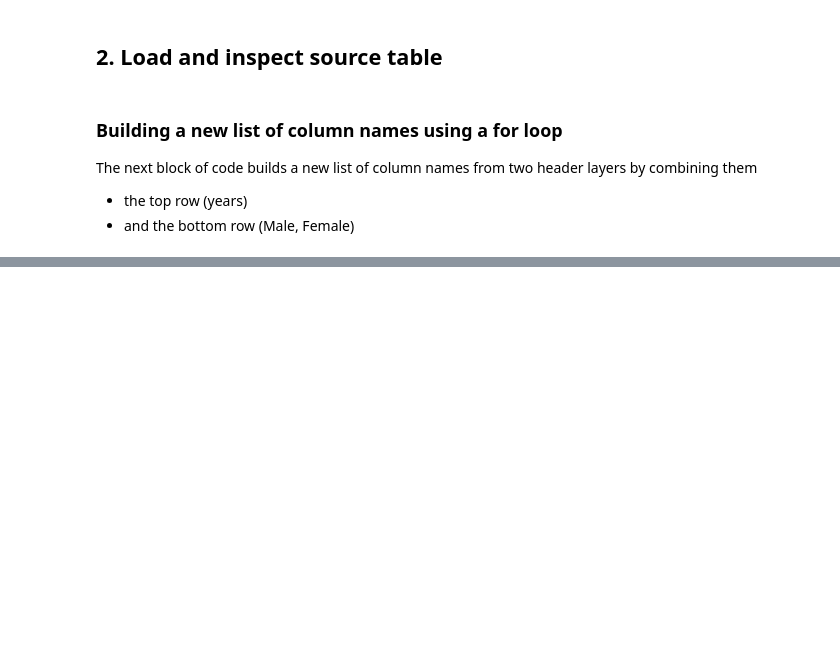
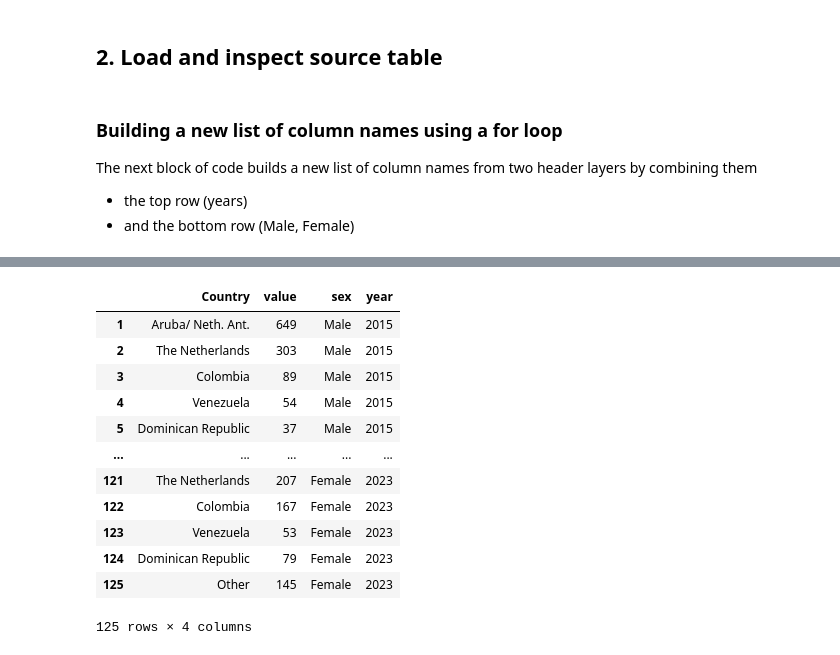
Before and after one commit to GirelliG-it/aruba_population_analyses, a Jupyter notebook: notebooks/1_12_departures_data.ipynb, the cells around one changed output, grey strips where cells are left out. Cells and saved outputs as stored; diff of their text form; code cells hidden in the pictures; blank space fills up the shorter version.

```diff
--- a/notebooks/1_12_departures_data.ipynb
+++ b/notebooks/1_12_departures_data.ipynb
@@ -127,0 +183,21 @@ clean_df
+# %%
+# Convert year and value columns to numeric
+
+tidy_df["year"] = pd.to_numeric(tidy_df["year"], errors="coerce").astype("Int64")
+tidy_df["value"] = pd.to_numeric(tidy_df["value"], errors="coerce").astype("Int64")
+
+tidy_df.iloc[1:,:]
+# %% [output]
+|  | Country | value | sex | year |
+| 1 | Aruba/ Neth. Ant. | 649 | Male | 2015 |
+| 2 | The Netherlands | 303 | Male | 2015 |
+| 3 | Colombia | 89 | Male | 2015 |
+| 4 | Venezuela | 54 | Male | 2015 |
+| 5 | Dominican Republic | 37 | Male | 2015 |
+| ... | ... | ... | ... | ... |
+| 121 | The Netherlands | 207 | Female | 2023 |
+| 122 | Colombia | 167 | Female | 2023 |
+| 123 | Venezuela | 53 | Female | 2023 |
+| 124 | Dominican Republic | 79 | Female | 2023 |
+| 125 | Other | 145 | Female | 2023 |
+125 rows × 4 columns
```
Also changed, not shown: parts of 9 cells of this notebook, 1 other file.
